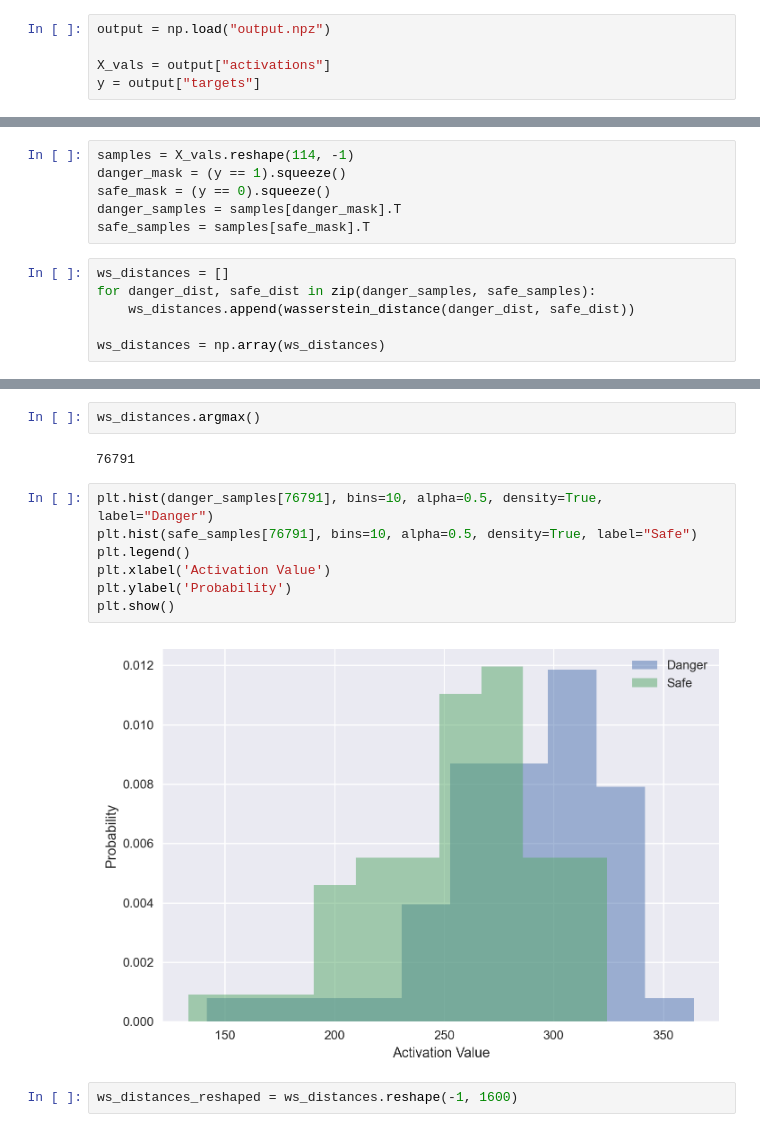
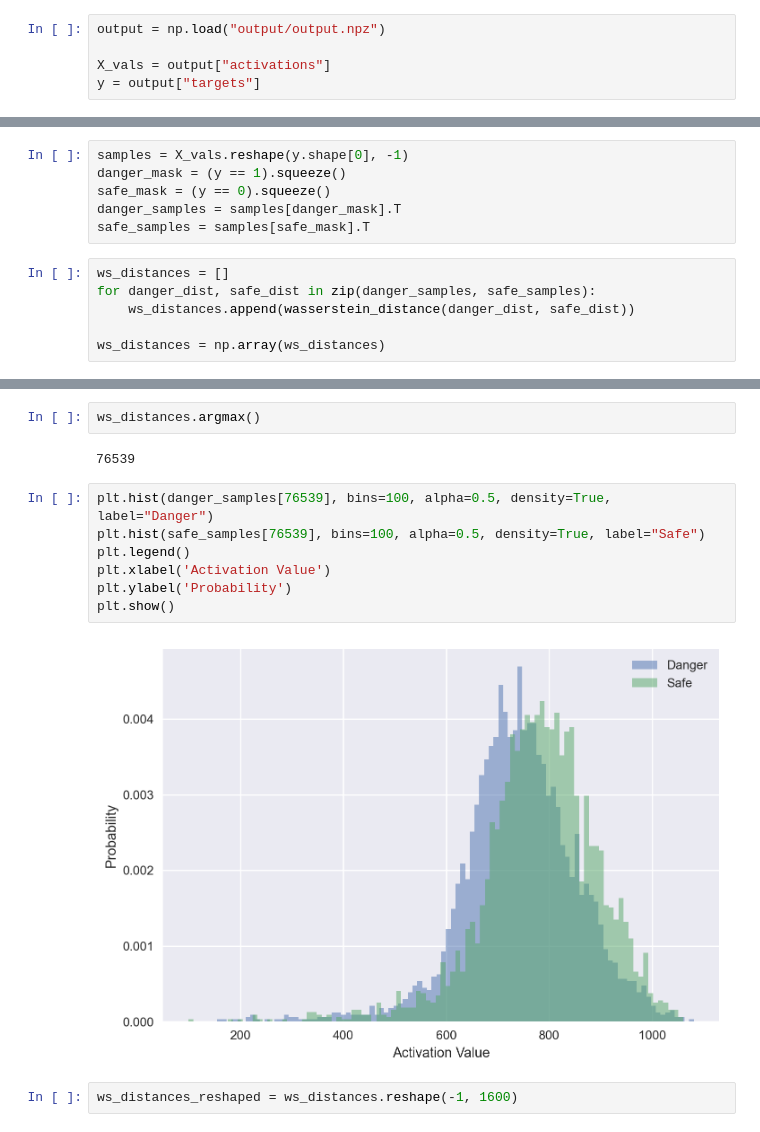
Before and after one commit to BYU-PCCL/partisanbrain, a Jupyter notebook: partisanbrain/emotions/emotions.ipynb, the cells around one changed output, grey strips where cells are left out. Drawn from its saved outputs; the diff is of its cells as text.

```diff
--- a/partisanbrain/emotions/emotions.ipynb
+++ b/partisanbrain/emotions/emotions.ipynb
@@ -18,7 +18,7 @@ def do_corr(lnum, activations, targets):
         corrs.append(result[0, 1])
     return corrs
 # %%
-output = np.load("output.npz")
+output = np.load("output/output.npz")
 
 X_vals = output["activations"]
 y = output["targets"]
@@ -137,5 +141,5 @@ X_vals.shape
 # %%
-samples = X_vals.reshape(114, -1)
+samples = X_vals.reshape(y.shape[0], -1)
 danger_mask = (y == 1).squeeze()
 safe_mask = (y == 0).squeeze()
 danger_samples = samples[danger_mask].T
@@ -161,16 +165,16 @@ plt.show()
 # %%
 ws_distances.argmax()
 # %% [output]
-76791
+76539
 # %%
-plt.hist(danger_samples[76791], bins=10, alpha=0.5, density=True, label="Danger")
-plt.hist(safe_samples[76791], bins=10, alpha=0.5, density=True, label="Safe")
+plt.hist(danger_samples[76539], bins=100, alpha=0.5, density=True, label="Danger")
+plt.hist(safe_samples[76539], bins=100, alpha=0.5, density=True, label="Safe")
 plt.legend()
 plt.xlabel('Activation Value')
 plt.ylabel('Probability')
 plt.show()
 # %% [output]
-[figure, old version]
+[figure, new version]
 # %%
 ws_distances_reshaped = ws_distances.reshape(-1, 1600)
 # %%
```
Also changed, not shown: parts of 10 cells of this notebook, 2 other files.
